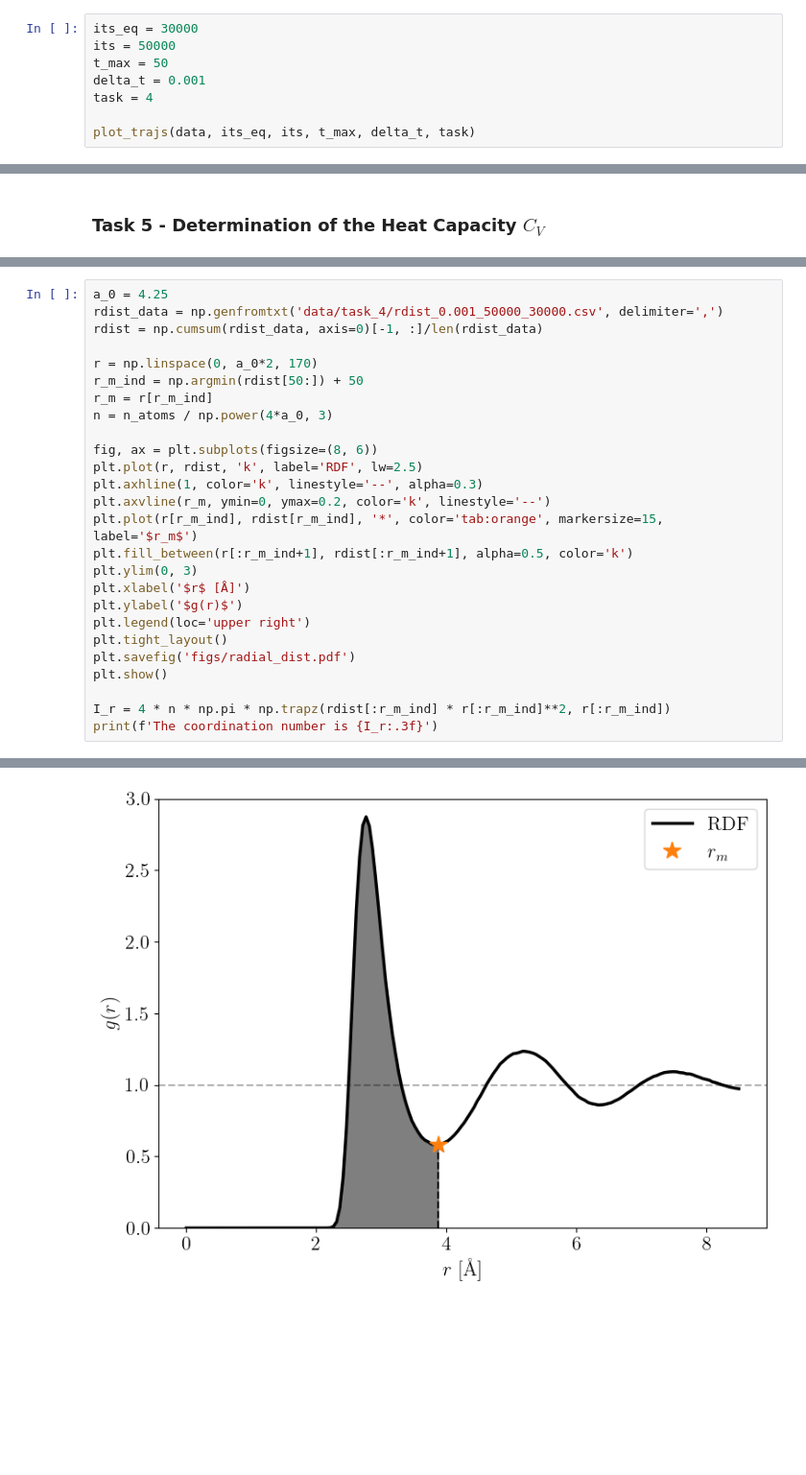
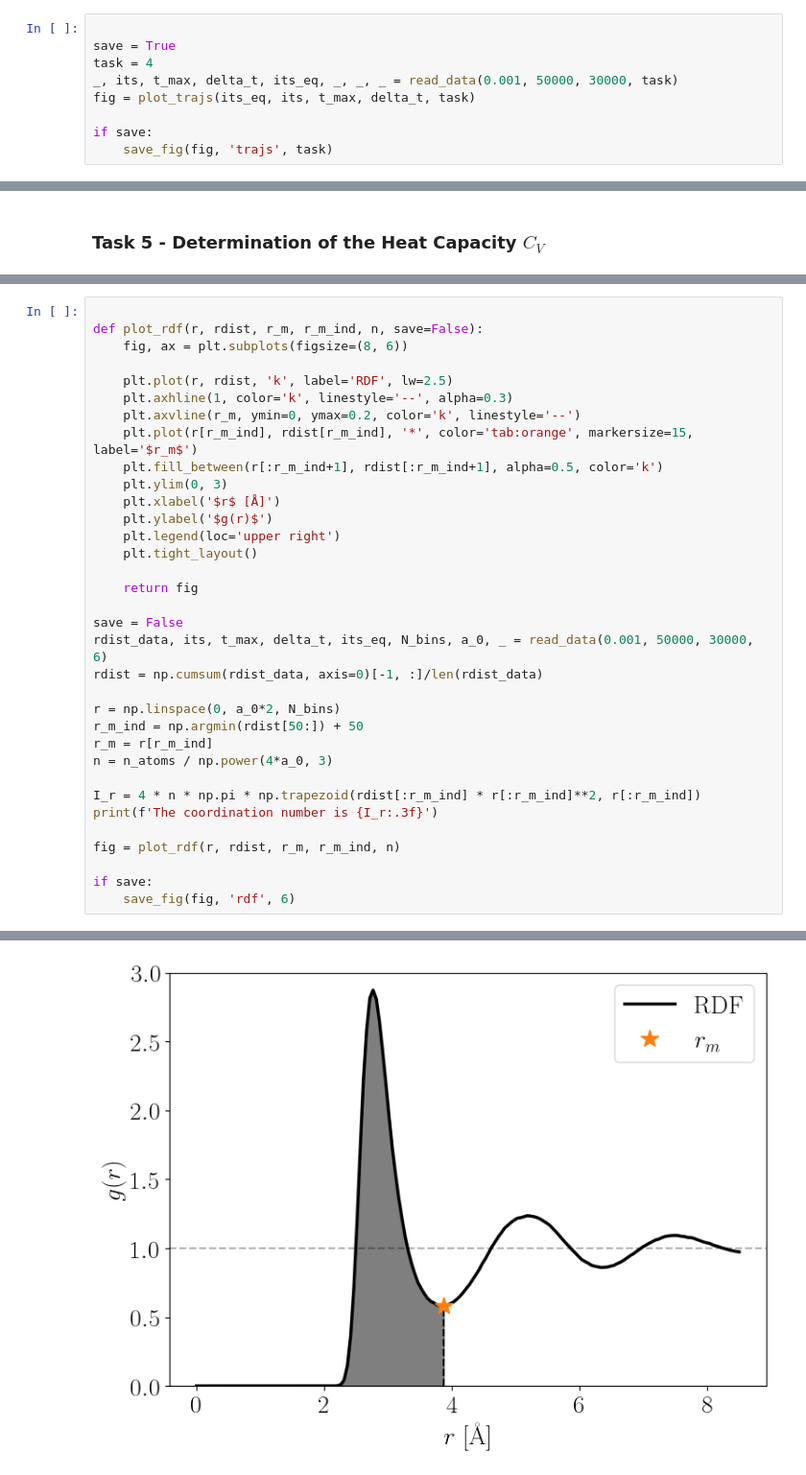
Before and after one commit to stommen/fka122-homeworks, a Jupyter notebook: H1/analyzer.ipynb, the cells around one changed output, grey strips where cells are left out. Shown: that part at 96% size. Saved outputs shown, nothing was run; the diff lists cells and outputs as text; blank space fills up the shorter version.

```diff
--- a/H1/analyzer.ipynb
+++ b/H1/analyzer.ipynb
@@ -288,11 +336,12 @@ plot_trajs(data, its_eq, its, t_max, delta_t, task=3)
 # %% [markdown]
 ### Task 4 - Trajectories for the Melted System
 # %%
-its_eq = 30000
-its = 50000
-t_max = 50
-delta_t = 0.001
+
+save = True
 task = 4
+_, its, t_max, delta_t, its_eq, _, _, _ = read_data(0.001, 50000, 30000, task)
+fig = plot_trajs(its_eq, its, t_max, delta_t, task)
 
-plot_trajs(data, its_eq, its, t_max, delta_t, task)
+if save:
+    save_fig(fig, 'trajs', task)
 # %% [output]
@@ -348,27 +393,35 @@ Coordination number: $$I_m = n \int_0^{r_m}g(r)4\pi dr$$
 # %%
-a_0 = 4.25
-rdist_data = np.genfromtxt('data/task_4/rdist_0.001_50000_30000.csv', delimiter=',')
+
+def plot_rdf(r, rdist, r_m, r_m_ind, n, save=False):
+    fig, ax = plt.subplots(figsize=(8, 6))
+
+    plt.plot(r, rdist, 'k', label='RDF', lw=2.5)
+    plt.axhline(1, color='k', linestyle='--', alpha=0.3)
+    plt.axvline(r_m, ymin=0, ymax=0.2, color='k', linestyle='--')
+    plt.plot(r[r_m_ind], rdist[r_m_ind], '*', color='tab:orange', markersize=15, label='$r_m$')
+    plt.fill_between(r[:r_m_ind+1], rdist[:r_m_ind+1], alpha=0.5, color='k')
+    plt.ylim(0, 3)
+    plt.xlabel('$r$ [Å]')
+    plt.ylabel('$g(r)$')
+    plt.legend(loc='upper right')
+    plt.tight_layout()
+
+    return fig
+
+save = False
+rdist_data, its, t_max, delta_t, its_eq, N_bins, a_0, _ = read_data(0.001, 50000, 30000, 6)
 rdist = np.cumsum(rdist_data, axis=0)[-1, :]/len(rdist_data)
 
-r = np.linspace(0, a_0*2, 170)
+r = np.linspace(0, a_0*2, N_bins)
 r_m_ind = np.argmin(rdist[50:]) + 50
 r_m = r[r_m_ind]
 n = n_atoms / np.power(4*a_0, 3)
 
-fig, ax = plt.subplots(figsize=(8, 6))
-plt.plot(r, rdist, 'k', label='RDF', lw=2.5)
-plt.axhline(1, color='k', linestyle='--', alpha=0.3)
-plt.axvline(r_m, ymin=0, ymax=0.2, color='k', linestyle='--')
-plt.plot(r[r_m_ind], rdist[r_m_ind], '*', color='tab:orange', markersize=15, label='$r_m$')
-plt.fill_between(r[:r_m_ind+1], rdist[:r_m_ind+1], alpha=0.5, color='k')
-plt.ylim(0, 3)
-plt.xlabel('$r$ [Å]')
-plt.ylabel('$g(r)$')
-plt.legend(loc='upper right')
-plt.tight_layout()
-plt.savefig('figs/radial_dist.pdf')
-plt.show()
+I_r = 4 * n * np.pi * np.trapezoid(rdist[:r_m_ind] * r[:r_m_ind]**2, r[:r_m_ind])
+print(f'The coordination number is {I_r:.3f}')
 
-I_r = 4 * n * np.pi * np.trapz(rdist[:r_m_ind] * r[:r_m_ind]**2, r[:r_m_ind])
-print(f'The coordination number is {I_r:.3f}')
+fig = plot_rdf(r, rdist, r_m, r_m_ind, n)
+
+if save:
+    save_fig(fig, 'rdf', 6)
 # %% [output]
@@ -375 +429 @@ print(f'The coordination number is {I_r:.3f}')
-[figure, old version]
+[figure, new version]
```
Also changed, not shown: parts of 13 cells of this notebook, 22 other files.
